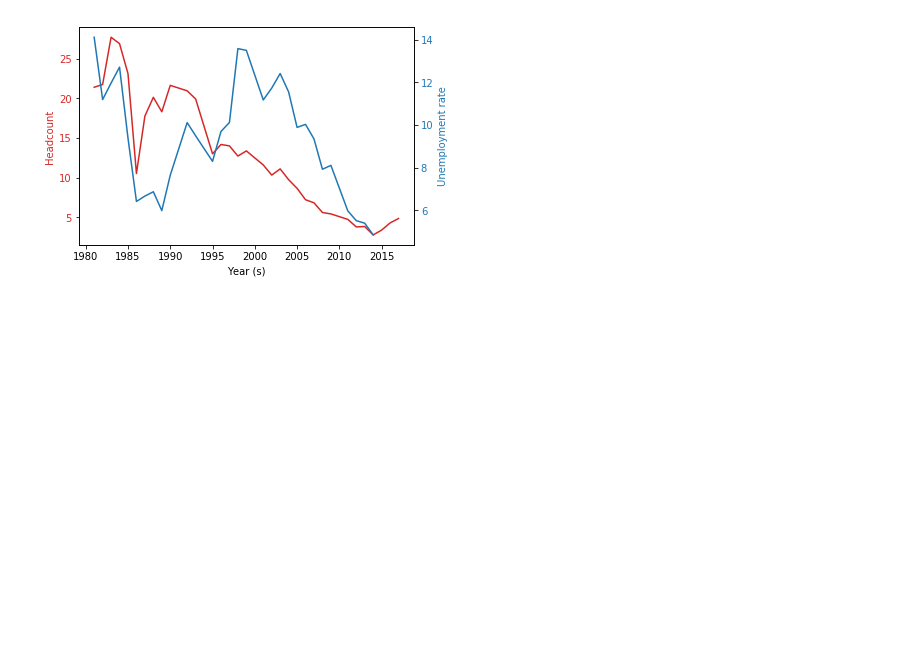
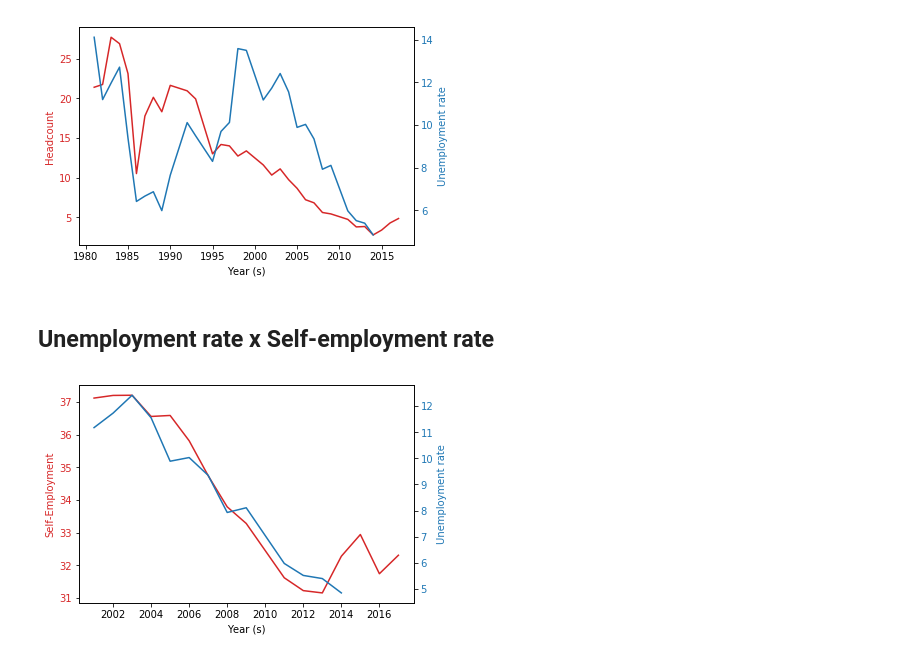
Before and after one commit to torres07/pg-infoviz, a Jupyter notebook: extreme-poverty.ipynb, the cells around one changed output. Saved outputs shown, nothing was run; the diff lists cells and outputs as text; code cells hidden in the pictures; blank space fills up the shorter version.

```diff
--- a/extreme-poverty.ipynb
+++ b/extreme-poverty.ipynb
@@ -188,3 +188,7 @@ unempl_data.head()
 | 2 | BRA | UNEMP | TOT | PC_LF | A | 1983 | 11.966450 | NaN |
 | 3 | BRA | UNEMP | TOT | PC_LF | A | 1984 | 12.712210 | NaN |
 | 4 | BRA | UNEMP | TOT | PC_LF | A | 1985 | 9.388283 | NaN |
+# %%
+self_empl_data = pd.read_csv('data/oecd_self-employment.csv')
+self_empl_data = self_empl_data[self_empl_data['LOCATION'] == 'BRA']
+self_empl_data.head()
@@ -192,6 +203,7 @@ unempl_data.head()
 data_brazil = data[data['Country'] == 'Brazil']
 data_brazil = data_brazil.assign(GDP = np.nan)
 data_brazil = data_brazil.assign(Unemployment = np.nan)
+data_brazil = data_brazil.assign(Self_Employment = np.nan)
 data_brazil.head()
 # %% [output]
 |  | Year | DataType | Mean | Pov.line | Headcount | Pov. gap | Squared | Watts | Gini | Median | ... |
@@ -208,3 +220,7 @@ for year, value in zip(gdp_data.TIME, gdp_data.Value):
 # Copying Unemplyment rate values from OECD dataframe to brazil dataframe
 for year, value in zip(unempl_data.TIME, unempl_data.Value):
     data_brazil.loc[data_brazil['Year'] == year, 'Unemployment'] = value
+
+# Copying Unemplyment rate values from OECD dataframe to brazil dataframe
+for year, value in zip(self_empl_data.TIME, self_empl_data.Value):
+    data_brazil.loc[data_brazil['Year'] == year, 'Self_Employment'] = value
@@ -260,3 +285,31 @@ ax2.tick_params(axis='y', labelcolor=color)
 plt.show()
 # %% [output]
 [figure]
+# %% [markdown]
+## Unemployment rate x Self-employment rate
+# %%
+data_brazil_2001_to_2018 = data_brazil[data_brazil['Year'] >= 2001]
+
+x = np.flip(data_brazil_2001_to_2018.Year.values, 0)
+y1 = np.flip(data_brazil_2001_to_2018.Self_Employment.values, 0)
+y2 = np.flip(data_brazil_2001_to_2018.Unemployment.values, 0)
+
+fig, ax1 = plt.subplots()
+
+color = 'tab:red'
+ax1.set_xlabel('Year (s)')
+ax1.set_ylabel('Self-Employment', color=color)
+ax1.plot(x, y1, color=color)
+ax1.tick_params(axis='y', labelcolor=color)
+
+ax2 = ax1.twinx()  # instantiate a second axes that shares the same x-axis
+
+color = 'tab:blue'
+ax2.set_ylabel('Unemployment rate', color=color)  # we already handled the x-label with ax1
+ax2.plot(x, y2, color=color)
+ax2.tick_params(axis='y', labelcolor=color)
+
+# fig.tight_layout()  # otherwise the right y-label is slightly clipped
+plt.show()
+# %% [output]
+[figure, added]
```
Also changed, not shown: parts of 4 cells of this notebook, 2 other files.
